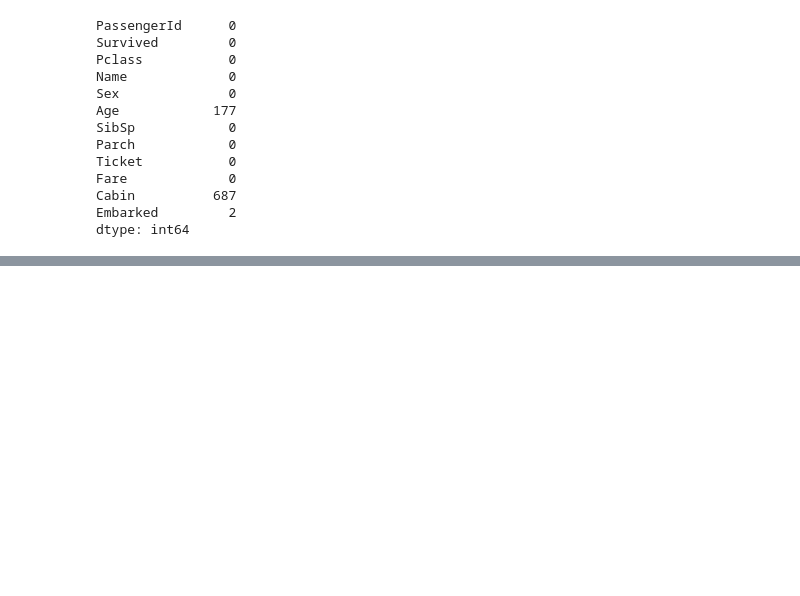
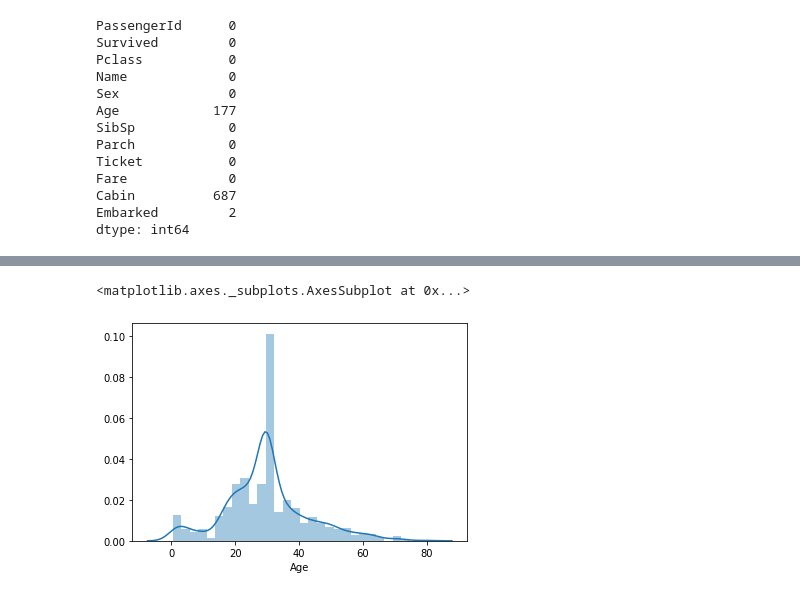
Before and after one commit to Jorge2alvarez/project-kaggle-titanic, a Jupyter notebook: titanic/Estudio del Dataset.ipynb, the cells around one changed output, grey strips where cells are left out. Drawn from its saved outputs; the diff is of its cells as text; code cells hidden in the pictures; blank space fills up the shorter version.

```diff
--- a/titanic/Estudio del Dataset.ipynb
+++ b/titanic/Estudio del Dataset.ipynb
@@ -58,0 +89,2 @@ dtype: int64
+# %%
+df.Age.loc[df.Age.isnull()] = df.Age.mean()
@@ -58,0 +105,5 @@ dtype: int64
+# %%
+sns.distplot(df.Age)
+# %% [output]
+<matplotlib.axes._subplots.AxesSubplot at 0x...>
+[figure, added]
```
Also changed, not shown: parts of 7 cells of this notebook, 1 other file.
